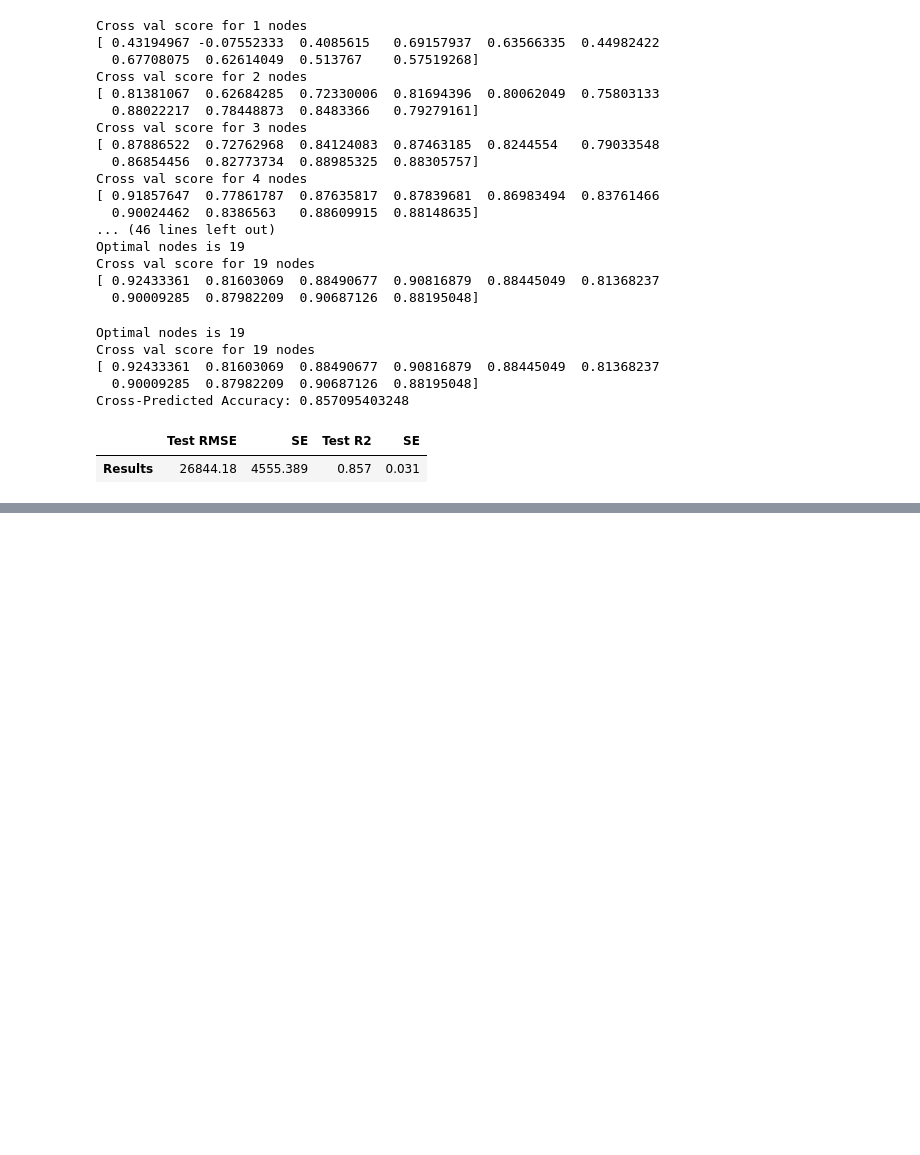
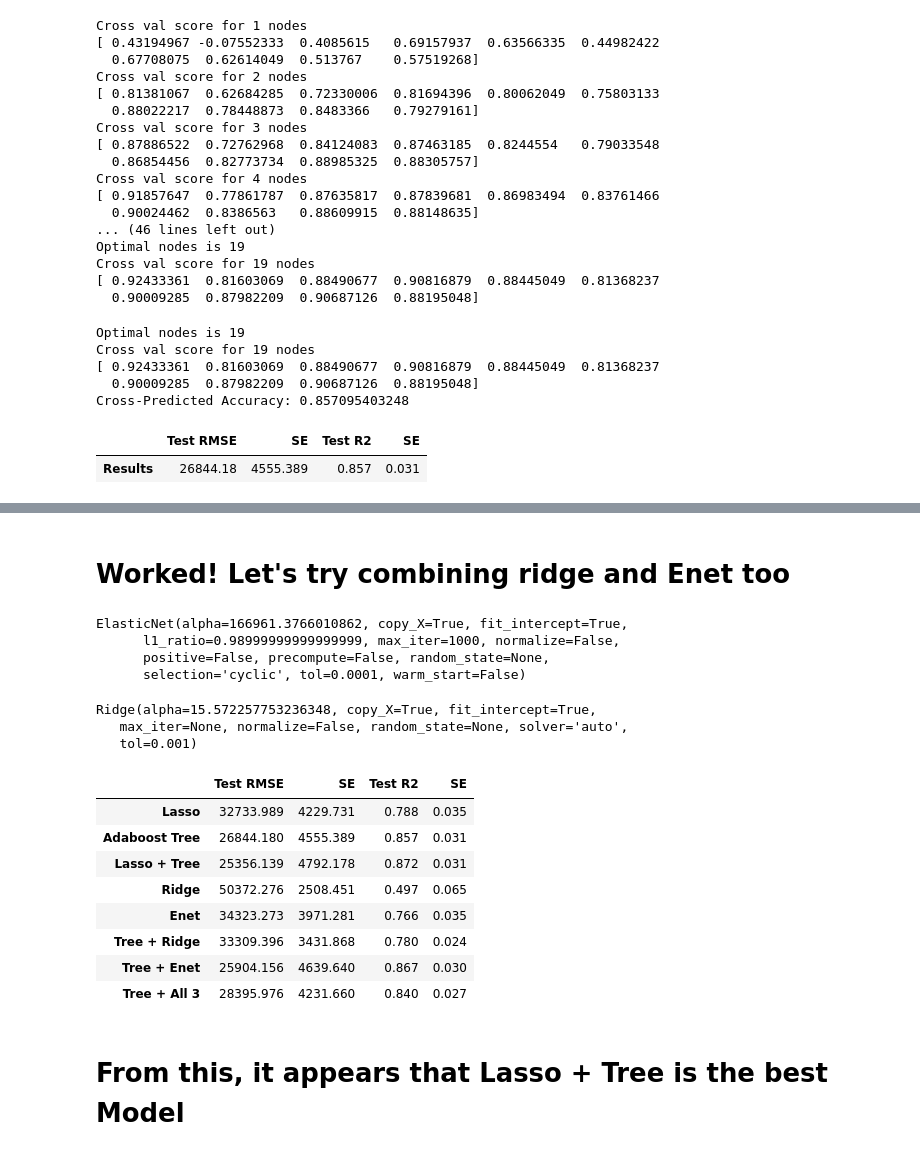
Before and after one commit to chyl9109/QBUS2820ProjctOne, a Jupyter notebook: Adaboost - Decision Trees Implementation.ipynb, the cells around one changed output, grey strips where cells are left out. Saved outputs shown, nothing was run; the diff lists cells and outputs as text; code cells hidden in the pictures; blank space fills up the shorter version.

Commit message:
Add files via upload
Tried new models whereby we combined different models together. Improvement in Adaboost + Lasso Regression.

```diff
--- a/Adaboost - Decision Trees Implementation.ipynb
+++ b/Adaboost - Decision Trees Implementation.ipynb
@@ -260,0 +294,74 @@ results.round(3)
+# %% [markdown]
+# Worked! Let's try combining ridge and Enet too
+# %%
+#Elastic Net
+from sklearn.linear_model import ElasticNetCV
+enet = ElasticNetCV(l1_ratio=[0.01,0.05,0.1,0.2,0.3,0.4,0.5,0.6,0.7,0.8,0.9,0.95,0.99], cv=5)
+enet.fit(final_train, np.ravel(y_train))
+
+from sklearn.linear_model import ElasticNet
+enet = ElasticNet(alpha=enet.alpha_, l1_ratio=enet.l1_ratio_)
+enet.fit(final_train, np.ravel(y_train))
+# %% [output]
+ElasticNet(alpha=166961.3766010862, copy_X=True, fit_intercept=True,
+      l1_ratio=0.98999999999999999, max_iter=1000, normalize=False,
+      positive=False, precompute=False, random_state=None,
+      selection='cyclic', tol=0.0001, warm_start=False)
+# %%
+#Ridge Regression
+from sklearn.linear_model import Ridge
+from sklearn.linear_model import RidgeCV
+
+alphas = np.exp(np.linspace(-10,20,500))
+ridge = RidgeCV(alphas=alphas, cv=5)
+ridge.fit(final_train, np.ravel(y_train))
+ridge = Ridge(alpha=ridge.alpha_)
+ridge.fit(final_train, np.ravel(y_train))
+# %% [output]
+Ridge(alpha=15.572257753236348, copy_X=True, fit_intercept=True,
+   max_iter=None, normalize=False, random_state=None, solver='auto',
+   tol=0.001)
+# %%
+pred_R = ridge.predict(final_test)
+pred_L = lasso.predict(final_test)
+pred_E = enet.predict(final_test)
+# %%
+#Combining the all predictions
+pred_combined = (pred_L+pred_T)/2
+pred_combined2 = (pred_R+pred_T)/2
+pred_combined3 = (pred_E+pred_T)/2
+pred_combined4 = (pred_L+ + pred_R + pred_E + pred_T)/4
+# %%
+columns=['Test RMSE', 'SE', 'Test R2', 'SE']
+rows = ['Lasso', 'Adaboost Tree', 'Lasso + Tree', 'Ridge', 'Enet', 'Tree + Ridge', 'Tree + Enet', 'Tree + All 3']
+results=pd.DataFrame(0.0, columns=columns, index=rows)
+
+results.iloc[0,0], results.iloc[0,1] = rmse_jack(y_test, pred_L)
+results.iloc[0,2], results.iloc[0,3] = (r2_jack(y_test, pred_L))
+results.iloc[1,0], results.iloc[1,1] = rmse_jack(y_test, pred_T)
+results.iloc[1,2], results.iloc[1,3] = (r2_jack(y_test, pred_T))
+results.iloc[2,0], results.iloc[2,1] = rmse_jack(y_test, pred_combined)
+results.iloc[2,2], results.iloc[2,3] = (r2_jack(y_test, pred_combined))
+results.iloc[3,0], results.iloc[3,1] = rmse_jack(y_test, pred_R)
+results.iloc[3,2], results.iloc[3,3] = (r2_jack(y_test, pred_R))
+results.iloc[4,0], results.iloc[4,1] = rmse_jack(y_test, pred_E)
+results.iloc[4,2], results.iloc[4,3] = (r2_jack(y_test, pred_E))
+results.iloc[5,0], results.iloc[5,1] = rmse_jack(y_test, pred_combined2)
+results.iloc[5,2], results.iloc[5,3] = (r2_jack(y_test, pred_combined2))
+results.iloc[6,0], results.iloc[6,1] = rmse_jack(y_test, pred_combined3)
+results.iloc[6,2], results.iloc[6,3] = (r2_jack(y_test, pred_combined3))
+results.iloc[7,0], results.iloc[7,1] = rmse_jack(y_test, pred_combined4)
+results.iloc[7,2], results.iloc[7,3] = (r2_jack(y_test, pred_combined4))
+results.round(3)
+# %% [output]
+|  | Test RMSE | SE | Test R2 | SE |
+| Lasso | 32733.989 | 4229.731 | 0.788 | 0.035 |
+| Adaboost Tree | 26844.180 | 4555.389 | 0.857 | 0.031 |
+| Lasso + Tree | 25356.139 | 4792.178 | 0.872 | 0.031 |
+| Ridge | 50372.276 | 2508.451 | 0.497 | 0.065 |
+| Enet | 34323.273 | 3971.281 | 0.766 | 0.035 |
+| Tree + Ridge | 33309.396 | 3431.868 | 0.780 | 0.024 |
+| Tree + Enet | 25904.156 | 4639.640 | 0.867 | 0.030 |
+| Tree + All 3 | 28395.976 | 4231.660 | 0.840 | 0.027 |
+# %% [markdown]
+# From this, it appears that Lasso + Tree is the best Model
```
Also changed, not shown: parts of 5 cells of this notebook, 1 other file.
